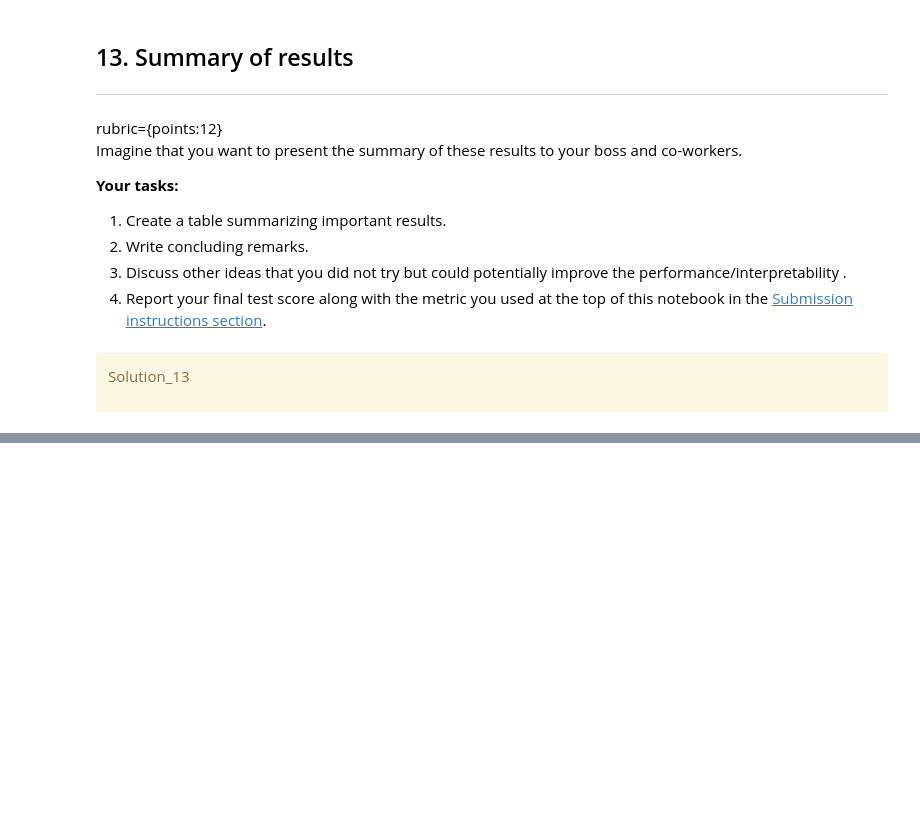
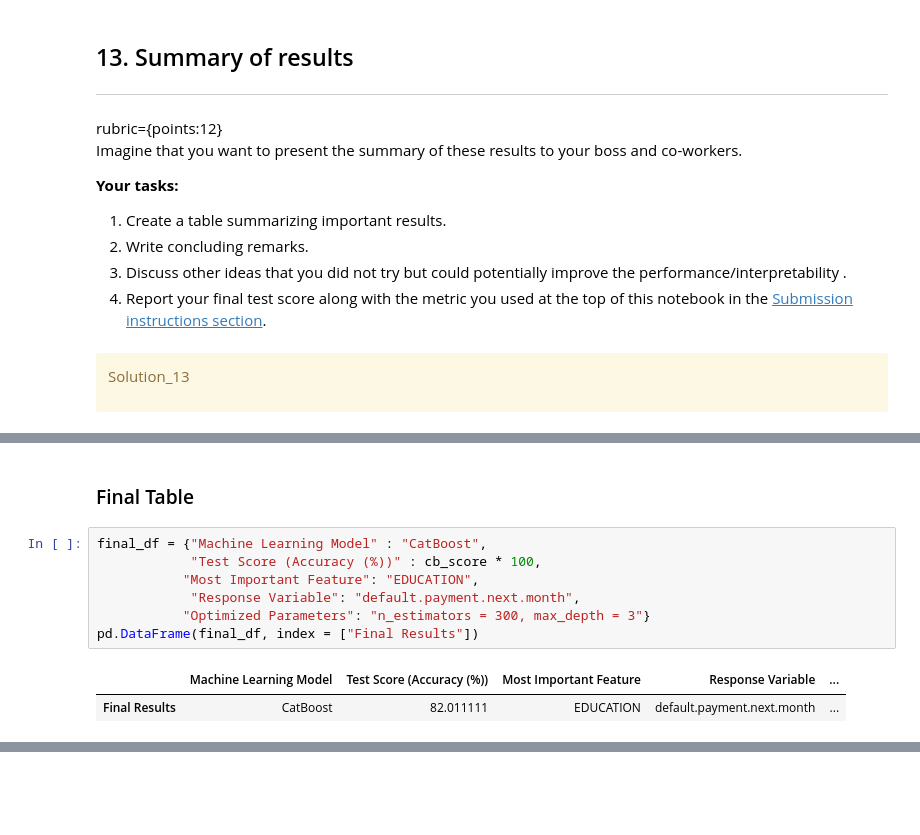
Before and after one commit to angieclra/credit-card-default-analysis, a Jupyter notebook: project.ipynb, the cells around one changed output, grey strips where cells are left out. Saved outputs shown, nothing was run; the diff lists cells and outputs as text; blank space fills up the shorter version.

```diff
--- a/project.ipynb
+++ b/project.ipynb
@@ -1423,0 +1452,12 @@ Solution_13
+# %% [markdown]
+### Final Table
+# %%
+final_df = {"Machine Learning Model" : "CatBoost",
+            "Test Score (Accuracy (%))" : cb_score * 100,
+           "Most Important Feature": "EDUCATION",
+            "Response Variable": "default.payment.next.month",
+           "Optimized Parameters": "n_estimators = 300, max_depth = 3"}
+pd.DataFrame(final_df, index = ["Final Results"])
+# %% [output]
+|  | Machine Learning Model | Test Score (Accuracy (%)) | Most Important Feature | Response Variable | ... |
+| Final Results | CatBoost | 82.011111 | EDUCATION | default.payment.next.month | ... |
```
Also changed, not shown: parts of 4 cells of this notebook, 3 other files.
